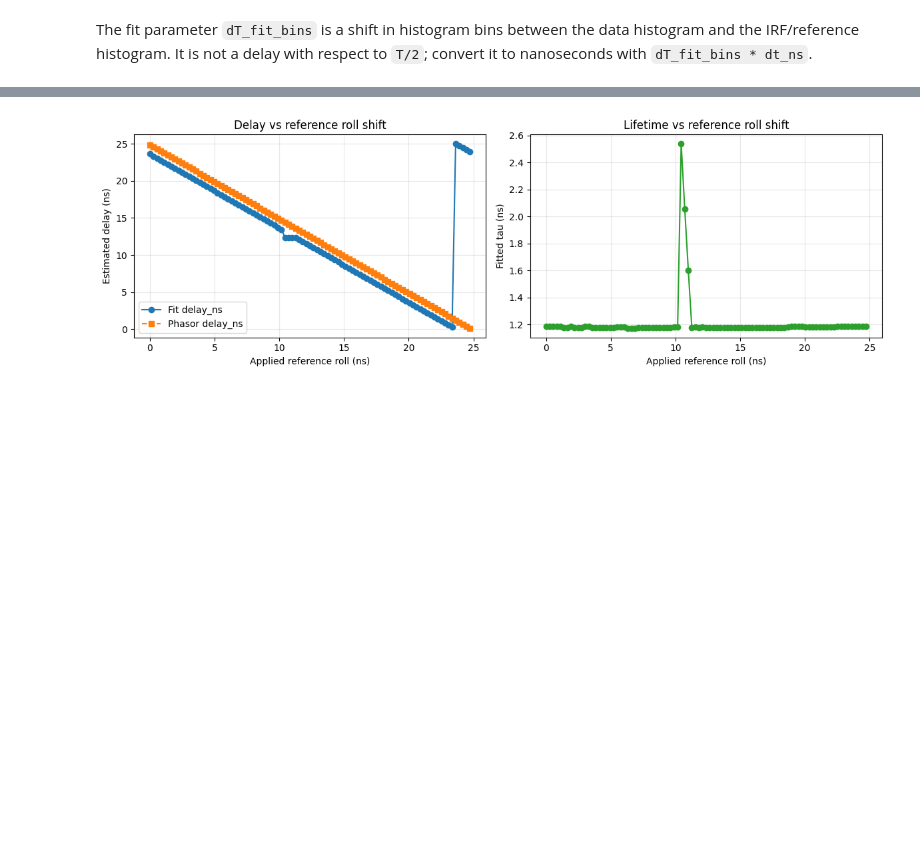
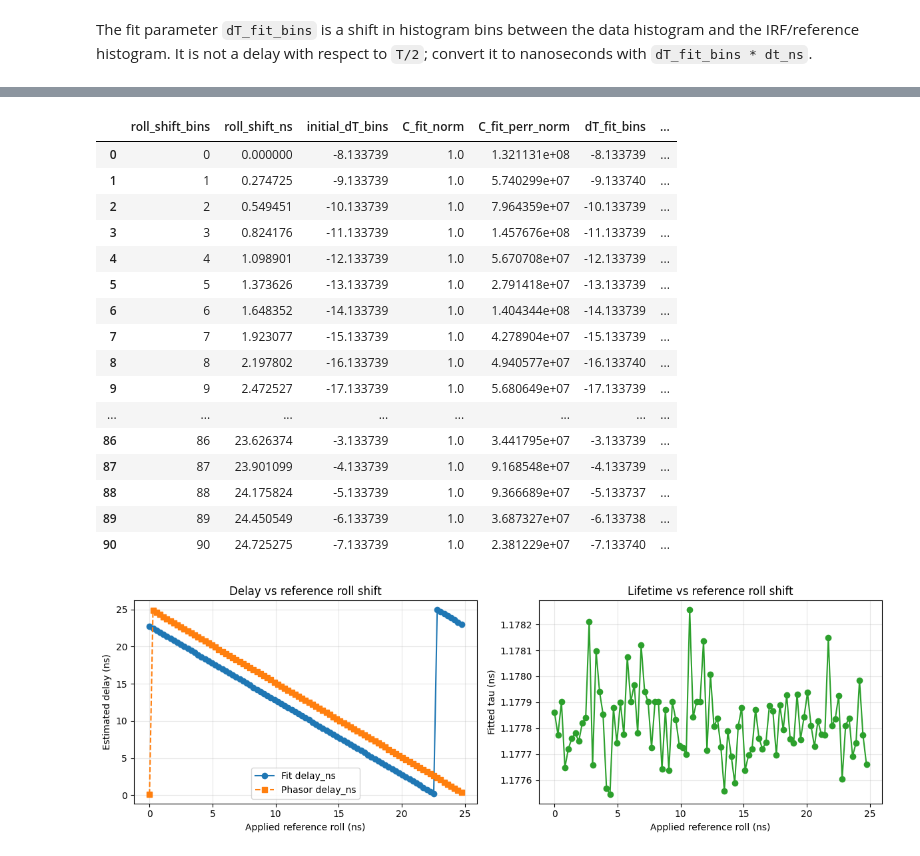
Before and after one commit to VicidominiLab/BrightEyes-Flim, a Jupyter notebook: example notebooks/Alignment Data.ipynb, the cells around one changed output, grey strips where cells are left out. Cells and saved outputs as stored; diff of their text form; code cells hidden in the pictures; blank space fills up the shorter version.

Commit message:
Now the fit is constant along the np.roll

```diff
--- a/example notebooks/Alignment Data.ipynb
+++ b/example notebooks/Alignment Data.ipynb
@@ -49,4 +49,20 @@ It this thest we want to generate by simulation the data, the irf and the refere
 From here we assume that we have the Data (data_sim) and the Reference (ref_sim) datasets and we simply know that the Reference is a single-exponential decay from which we know the fluorescence lifetime tau_R
 # %% [markdown]
 Given the fact that we know that the reference is a single-exponential decay and we know the lifetime tau_R, we can deconvolve the reference dataset to estimate irf for this specific measurement. We call it est_irf_ref to distinguish from the irf_sim, which is a simulated irf dataset, and irf which is the noise-free (and centered in T/2) irf used for all simulation
+# %%
+f_ref = "/mnt/DATA/Mixed Data/26-03-17_Convallaria_and_FLIMLABS_calibrated_Yellow_Slide/FLIMLABS_Yellow_slide_2_5ns-17-03-2026-16-18-22.h5"
+tau_ref_ns = 2.5
+
+f_data = "/mnt/DATA/Mixed Data/26-03-17_Convallaria_and_FLIMLABS_calibrated_Yellow_Slide/01_Convallaria_DFD_40MHz-17-03-2026-16-59-41.h5"
+
+
+ref_data_6d, metadata_ref = mcs.load(f_ref)
+data_hist_6d, metadata_data = mcs.load(f_data)
+
+#print(a[1].dfd_activate)
+#print(a[1].dfd_freq)
+#print(a[1].dfd_nbins)
+
+ref_hist_org = ref_data_6d[0, 0, :, :, :, 12].sum(axis=(0, 1))
+data_hist = data_hist_6d[0, 0, :, :, :, 12].sum(axis=(0, 1))
 # %%
@@ -217,6 +261,8 @@ Delta(DATA - IRF) = 17.7146 ns
 # %%
 # Repeat the same workflow for multiple reference shifts.
 # Edit `roll_shift_bins_values` as needed. Example single value: [10]
+import pandas as pd
+
 roll_shift_bins_values = list(range(0, nbin, 1))
 
 with h5py.File(f_ref, 'r') as hf_ref:
@@ -236,8 +282,10 @@ for roll_shift_bins in roll_shift_bins_values:
     _, _, delay_ref_shifted_ns = phasor_delay_from_hist(ref_hist_shifted, period_ns)
 
 
-    initial_dT_ns = np.mod(delay_data_ns_loop - delay_ref_shifted_ns + period_ns / 2, period_ns) - period_ns / 2
-    initial_dT_bins = initial_dT_ns / dt_ns
+    initial_dT_ns = delay_data_ns_loop - delay_ref_shifted_ns
+    initial_dT_bins = np.mod(((initial_dT_ns / dt_ns)+ nbin/2.), nbin) - nbin/2.
+
+
     print(f"Roll shift applied to reference: {roll_shift_bins} bins = {roll_shift_bins * dt_ns} ns")
     print(f"delay_data_ns = {delay_data_ns_loop}")
     print(f"delay_ref_shifted_ns = {delay_ref_shifted_ns}")
@@ -274,6 +322,7 @@ for roll_shift_bins in roll_shift_bins_values:
     scan_results.append({
         'roll_shift_bins': roll_shift_bins,
         'roll_shift_ns': roll_shift_bins * dt_ns,
+        'initial_dT_bins': initial_dT_bins,
         'C_fit_norm': C_fit_loop_norm,
         'C_fit_perr_norm': perr[0],
         'dT_fit_bins': dT_fit_loop_bins,
@@ -286,17 +335,25 @@ for roll_shift_bins in roll_shift_bins_values:
         'fitted_peak_ns': np.mod(t_ns[hist_for_plot(fitted_hist_loop).argmax()], period_ns),
     })
 
-print('roll_shift_bins | roll_shift_ns | C_fit_norm +/- C_fit_perr_norm | dT_fit_bins +/- dT_fit_perr_bins | dT_fit_ns | tau_fit_ns +/- tau_fit_perr_ns | phasor_delta_ns')
-for row in scan_results:
-    print(
-        f"{row['roll_shift_bins']:15d} | "
-        f"{row['roll_shift_ns']:13.3f} | "
-        f"{row['C_fit_norm']:9.6f} +/- {row['C_fit_perr_norm']:9.6f} | "
-        f"{row['dT_fit_bins']:11.3f} +/- {row['dT_fit_perr_bins']:11.3f} | "
-        f"{row['dT_fit_ns']:9.3f} | "
-        f"{row['tau_fit_ns']:10.3f} +/- {row['tau_fit_perr_ns']:10.3f} | "
-        f"{row['phasor_delta_ns']:15.3f}"
-    )
+scan_results_df = pd.DataFrame(scan_results)
+table_columns = [
+    'roll_shift_bins',
+    'roll_shift_ns',
+    'initial_dT_bins',
+    'C_fit_norm',
+    'C_fit_perr_norm',
+    'dT_fit_bins',
+    'dT_fit_perr_bins',
+    'dT_fit_ns',
+    'tau_fit_ns',
+    'tau_fit_perr_ns',
+    'phasor_delta_ns',
+]
+
+pd.set_option('display.max_columns', None)
+pd.set_option('display.max_rows', None)
+print("TEST")
+display(scan_results_df[table_columns].round(6))
 
 roll_shift_ns = [row['roll_shift_ns'] for row in scan_results]
 dT_fit_ns = [row['dT_fit_ns'] for row in scan_results]
@@ -342 +399,18 @@ delay_data_ns = 22.29779206468936
+|  | roll_shift_bins | roll_shift_ns | initial_dT_bins | C_fit_norm | C_fit_perr_norm | dT_fit_bins | ... |
+| 0 | 0 | 0.000000 | -8.133739 | 1.0 | 1.321131e+08 | -8.133739 | ... |
+| 1 | 1 | 0.274725 | -9.133739 | 1.0 | 5.740299e+07 | -9.133740 | ... |
+| 2 | 2 | 0.549451 | -10.133739 | 1.0 | 7.964359e+07 | -10.133739 | ... |
+| 3 | 3 | 0.824176 | -11.133739 | 1.0 | 1.457676e+08 | -11.133739 | ... |
+| 4 | 4 | 1.098901 | -12.133739 | 1.0 | 5.670708e+07 | -12.133739 | ... |
+| 5 | 5 | 1.373626 | -13.133739 | 1.0 | 2.791418e+07 | -13.133739 | ... |
+| 6 | 6 | 1.648352 | -14.133739 | 1.0 | 1.404344e+08 | -14.133739 | ... |
+| 7 | 7 | 1.923077 | -15.133739 | 1.0 | 4.278904e+07 | -15.133739 | ... |
+| 8 | 8 | 2.197802 | -16.133739 | 1.0 | 4.940577e+07 | -16.133740 | ... |
+| 9 | 9 | 2.472527 | -17.133739 | 1.0 | 5.680649e+07 | -17.133739 | ... |
+| ... | ... | ... | ... | ... | ... | ... | ... |
+| 86 | 86 | 23.626374 | -3.133739 | 1.0 | 3.441795e+07 | -3.133739 | ... |
+| 87 | 87 | 23.901099 | -4.133739 | 1.0 | 9.168548e+07 | -4.133739 | ... |
+| 88 | 88 | 24.175824 | -5.133739 | 1.0 | 9.366689e+07 | -5.133737 | ... |
+| 89 | 89 | 24.450549 | -6.133739 | 1.0 | 3.687327e+07 | -6.133738 | ... |
+| 90 | 90 | 24.725275 | -7.133739 | 1.0 | 2.381229e+07 | -7.133740 | ... |
-[figure, old version]
+[figure, new version]
```
Also changed, not shown: parts of 9 cells of this notebook, 2 other files.
